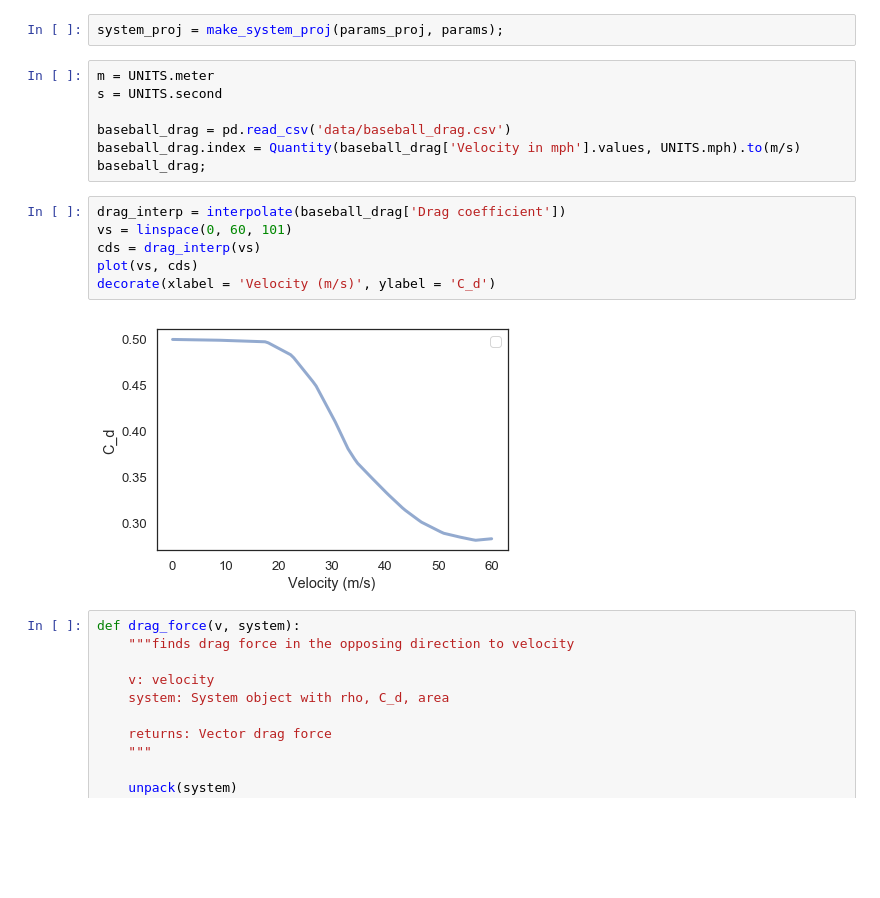
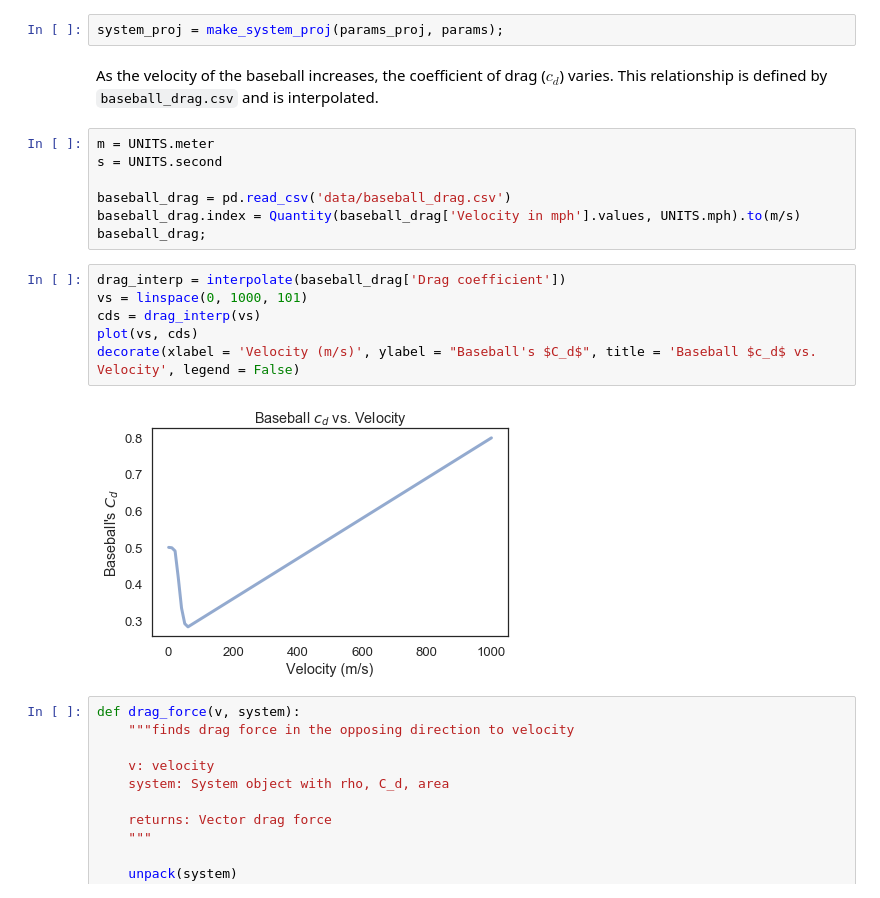
Before and after one commit to duncanmazza/ModSimPy, a Jupyter notebook: code/railgun_model.ipynb, the cells around one changed output. Cells and saved outputs as stored; diff of their text form; blank space fills up the shorter version.

```diff
--- a/code/railgun_model.ipynb
+++ b/code/railgun_model.ipynb
@@ -245,6 +299,8 @@ def make_system_proj(params, params1):
     return System(params, init=init, area=area, y=y)
 # %%
 system_proj = make_system_proj(params_proj, params);
+# %% [markdown]
+As the velocity of the baseball increases, the coefficient of drag ($c_d$) varies. This relationship is defined by `baseball_drag.csv` and is interpolated.
 # %%
 m = UNITS.meter
 s = UNITS.second
@@ -254,12 +310,12 @@ baseball_drag.index = Quantity(baseball_drag['Velocity in mph'].values, UNITS.mp
 baseball_drag;
 # %%
 drag_interp = interpolate(baseball_drag['Drag coefficient'])
-vs = linspace(0, 60, 101)
+vs = linspace(0, 1000, 101)
 cds = drag_interp(vs)
 plot(vs, cds)
-decorate(xlabel = 'Velocity (m/s)', ylabel = 'C_d')
+decorate(xlabel = 'Velocity (m/s)', ylabel = "Baseball's $C_d$", title = 'Baseball $c_d$ vs. Velocity', legend = False)
 # %% [output]
-[figure, old version]
+[figure, new version]
 # %%
 def drag_force(v, system):
     """finds drag force in the opposing direction to velocity
```
Also changed, not shown: parts of 30 cells of this notebook.
